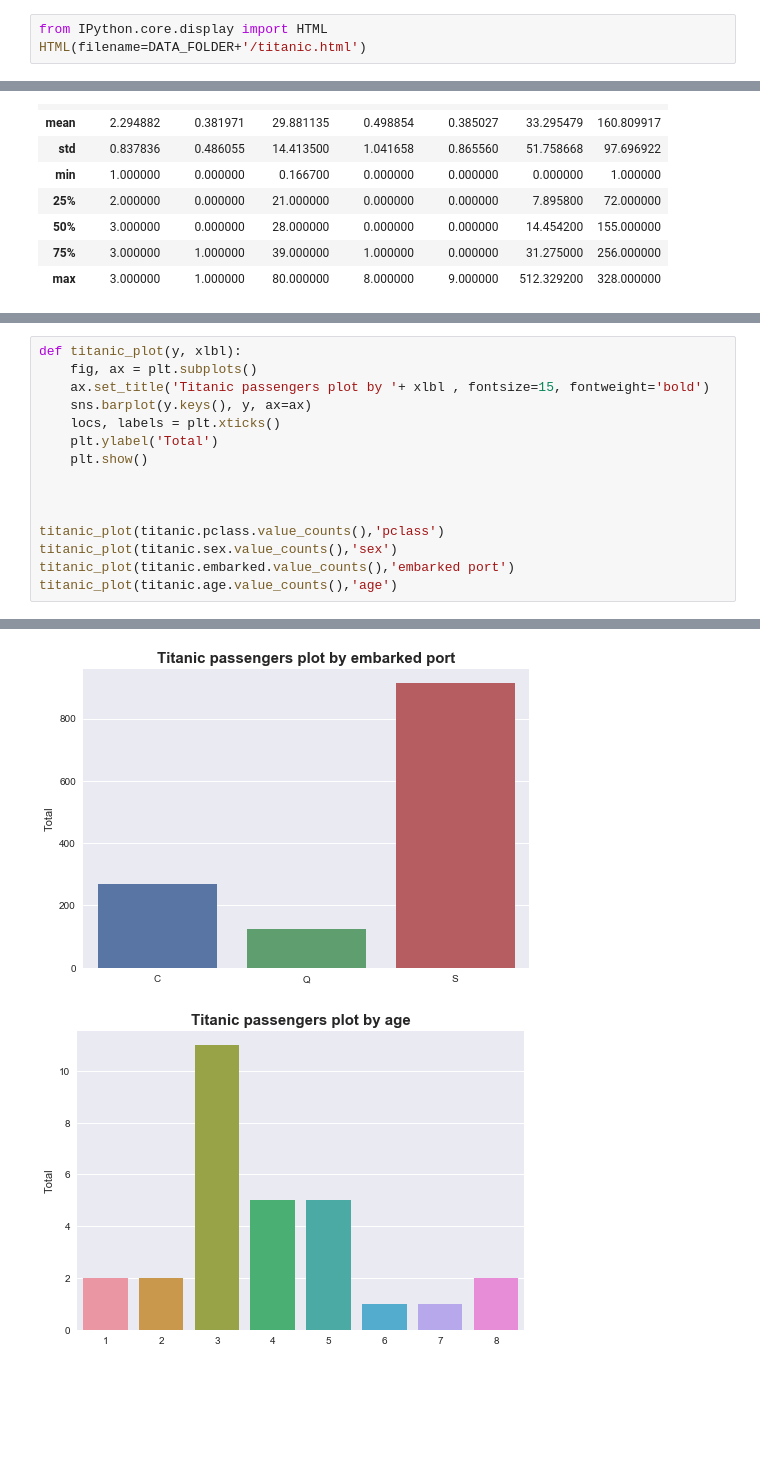
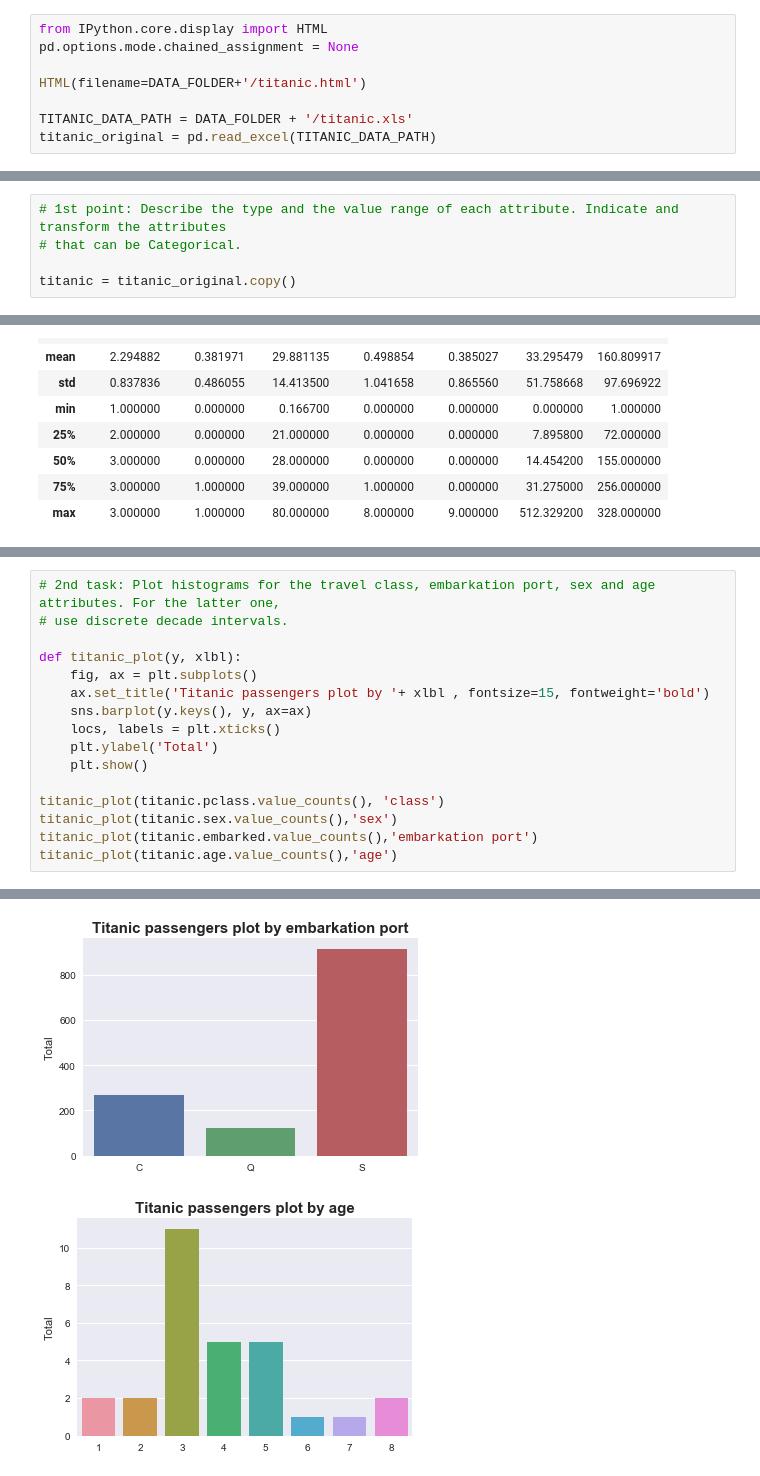
Before and after one commit to zenhaeus/cs-401, a Jupyter notebook: 01 - Pandas and Data Wrangling/Homework 1.ipynb, the cells around one changed output, grey strips where cells are left out. Drawn from its saved outputs; the diff is of its cells as text; blank space fills up the shorter version.

Commit message:
Pre-release changes to 2nd and 3rd task.

```diff
--- a/01 - Pandas and Data Wrangling/Homework 1.ipynb
+++ b/01 - Pandas and Data Wrangling/Homework 1.ipynb
@@ -202,4 +211,9 @@ microbiome.head()
 Use pandas to import the data file `Data/titanic.xls`. It contains data on all the passengers that travelled on the Titanic.
 # %%
 from IPython.core.display import HTML
+pd.options.mode.chained_assignment = None
+
 HTML(filename=DATA_FOLDER+'/titanic.html')
+
+TITANIC_DATA_PATH = DATA_FOLDER + '/titanic.xls'
+titanic_original = pd.read_excel(TITANIC_DATA_PATH)
@@ -253,0 +228,5 @@ We can see the types of the attribute using titanic.dtypes, while we use titanic
+# %%
+# 1st point: Describe the type and the value range of each attribute. Indicate and transform the attributes
+# that can be Categorical.
+
+titanic = titanic_original.copy()
@@ -330,4 +308,7 @@ We suppose that most part of the passengers will be placed in 3rd class, that th
 # %%
+# 2nd task: Plot histograms for the travel class, embarkation port, sex and age attributes. For the latter one,
+# use discrete decade intervals.
+
 def titanic_plot(y, xlbl):
     fig, ax = plt.subplots()
     ax.set_title('Titanic passengers plot by '+ xlbl , fontsize=15, fontweight='bold')
@@ -336,10 +317,8 @@ def titanic_plot(y, xlbl):
     plt.ylabel('Total')
     plt.show()
 
-
-
-titanic_plot(titanic.pclass.value_counts(),'pclass')
+titanic_plot(titanic.pclass.value_counts(), 'class')
 titanic_plot(titanic.sex.value_counts(),'sex')
-titanic_plot(titanic.embarked.value_counts(),'embarked port')
+titanic_plot(titanic.embarked.value_counts(),'embarkation port')
 titanic_plot(titanic.age.value_counts(),'age')
 # %% [output]
@@ -348,2 +327,2 @@ titanic_plot(titanic.age.value_counts(),'age')
-[figure, old version]
+[figure, new version]
-[figure, old version]
+[figure, new version]
```
Also changed, not shown: parts of 28 cells of this notebook.
